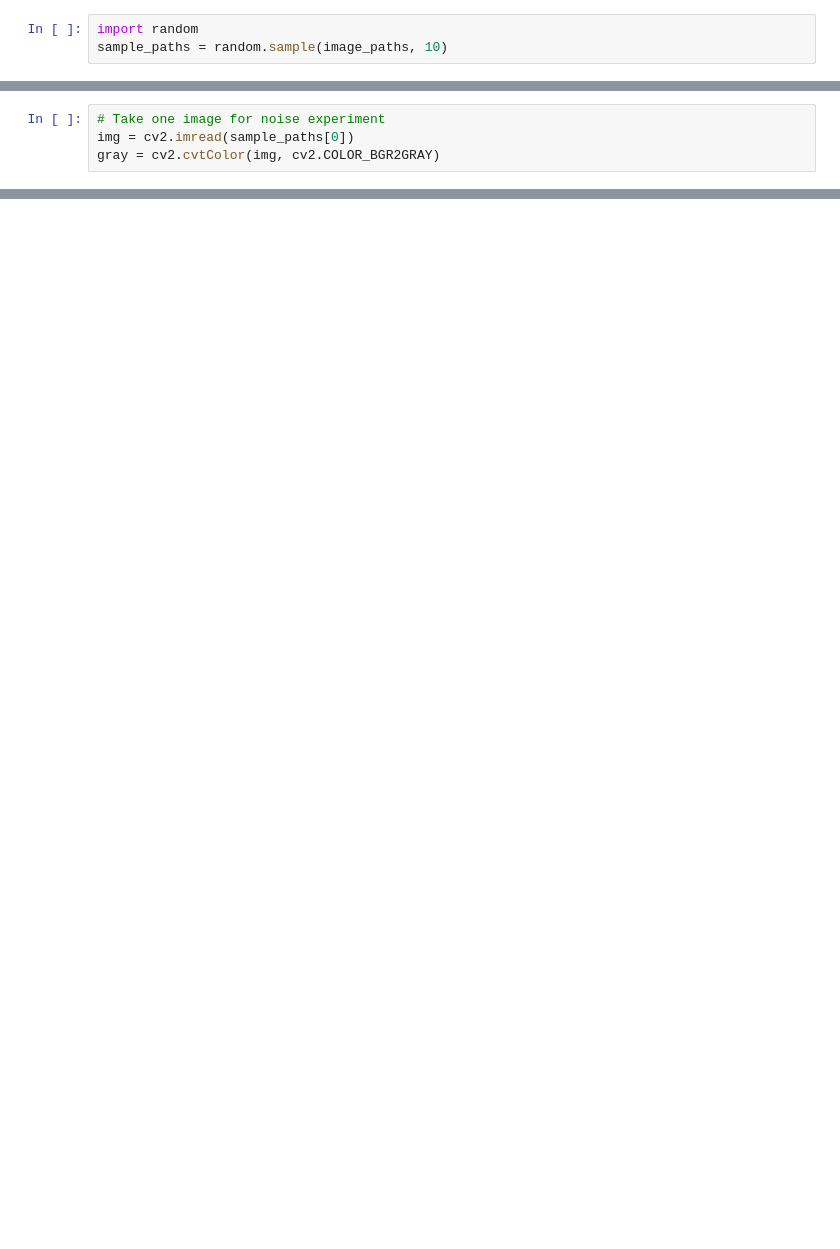
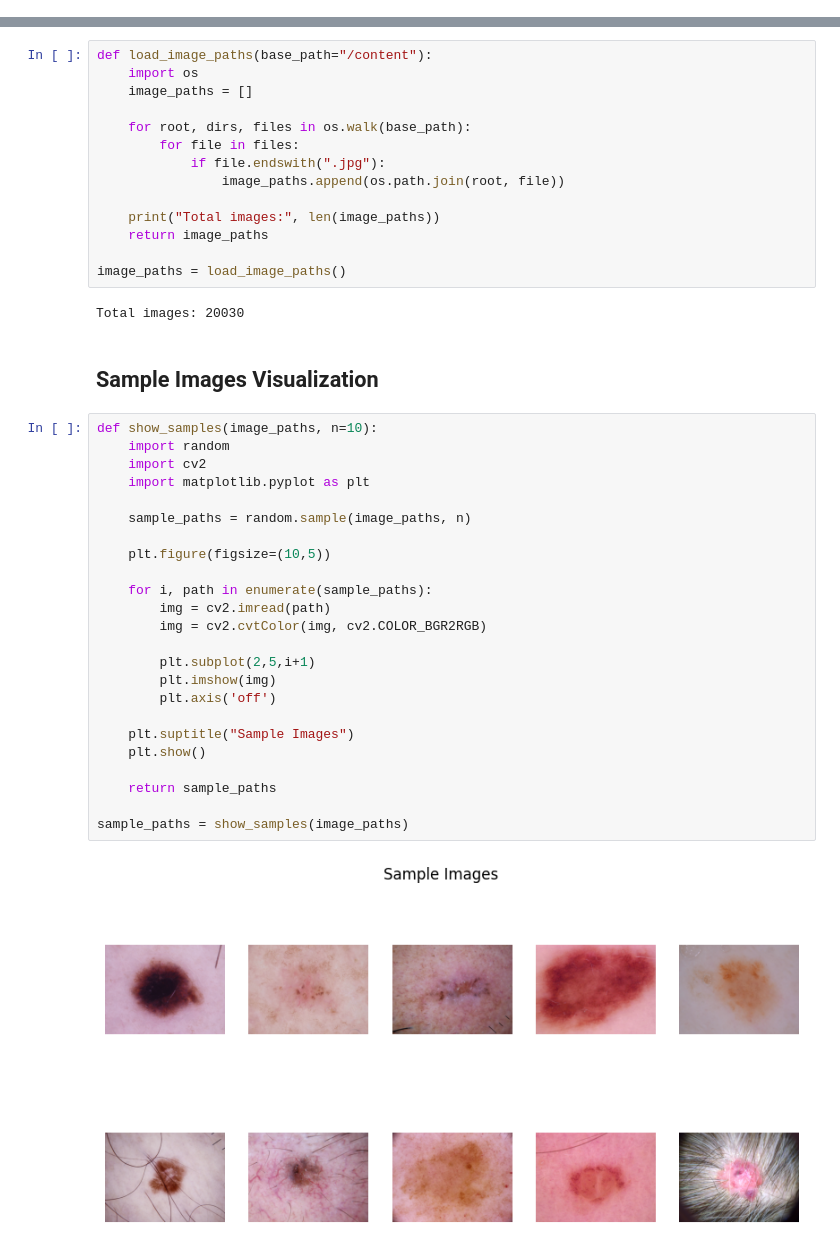
Before and after one commit to RawanHossam17/medical-image-analysis-assistant, a Jupyter notebook: notebooks/preprocessing.ipynb, the cells around one changed output, grey strips where cells are left out. Cells and saved outputs as stored; diff of their text form; blank space fills up the shorter version.

Commit message:
image preprocessing and segmentation

```diff
--- a/notebooks/preprocessing.ipynb
+++ b/notebooks/preprocessing.ipynb
@@ -20,3 +0,0 @@ Total images found: 20030
-# %%
-import random
-sample_paths = random.sample(image_paths, 10)
@@ -115,4 +0,0 @@ We add Gaussian noise to the image and evaluate how each filter performs.
-# %%
-# Take one image for noise experiment
-img = cv2.imread(sample_paths[0])
-gray = cv2.cvtColor(img, cv2.COLOR_BGR2GRAY)
@@ -203,0 +71,44 @@ for i, path in enumerate(sample_paths[:5]):
+# %%
+def load_image_paths(base_path="/content"):
+    import os
+    image_paths = []
+
+    for root, dirs, files in os.walk(base_path):
+        for file in files:
+            if file.endswith(".jpg"):
+                image_paths.append(os.path.join(root, file))
+
+    print("Total images:", len(image_paths))
+    return image_paths
+
+image_paths = load_image_paths()
+# %% [output]
+Total images: 20030
+# %% [markdown]
+## Sample Images Visualization
+# %%
+def show_samples(image_paths, n=10):
+    import random
+    import cv2
+    import matplotlib.pyplot as plt
+
+    sample_paths = random.sample(image_paths, n)
+
+    plt.figure(figsize=(10,5))
+
+    for i, path in enumerate(sample_paths):
+        img = cv2.imread(path)
+        img = cv2.cvtColor(img, cv2.COLOR_BGR2RGB)
+
+        plt.subplot(2,5,i+1)
+        plt.imshow(img)
+        plt.axis('off')
+
+    plt.suptitle("Sample Images")
+    plt.show()
+
+    return sample_paths
+
+sample_paths = show_samples(image_paths)
+# %% [output]
+[figure, added]
```
Also changed, not shown: parts of 40 cells of this notebook, 1 other file.
